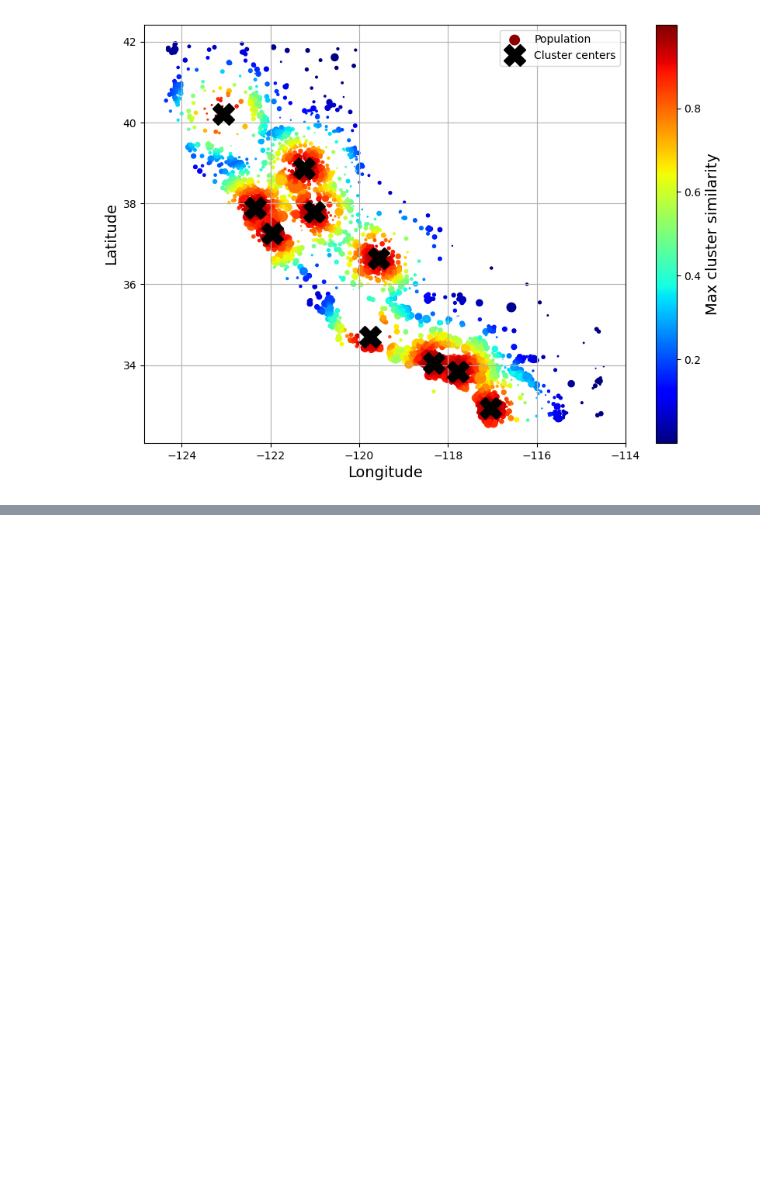
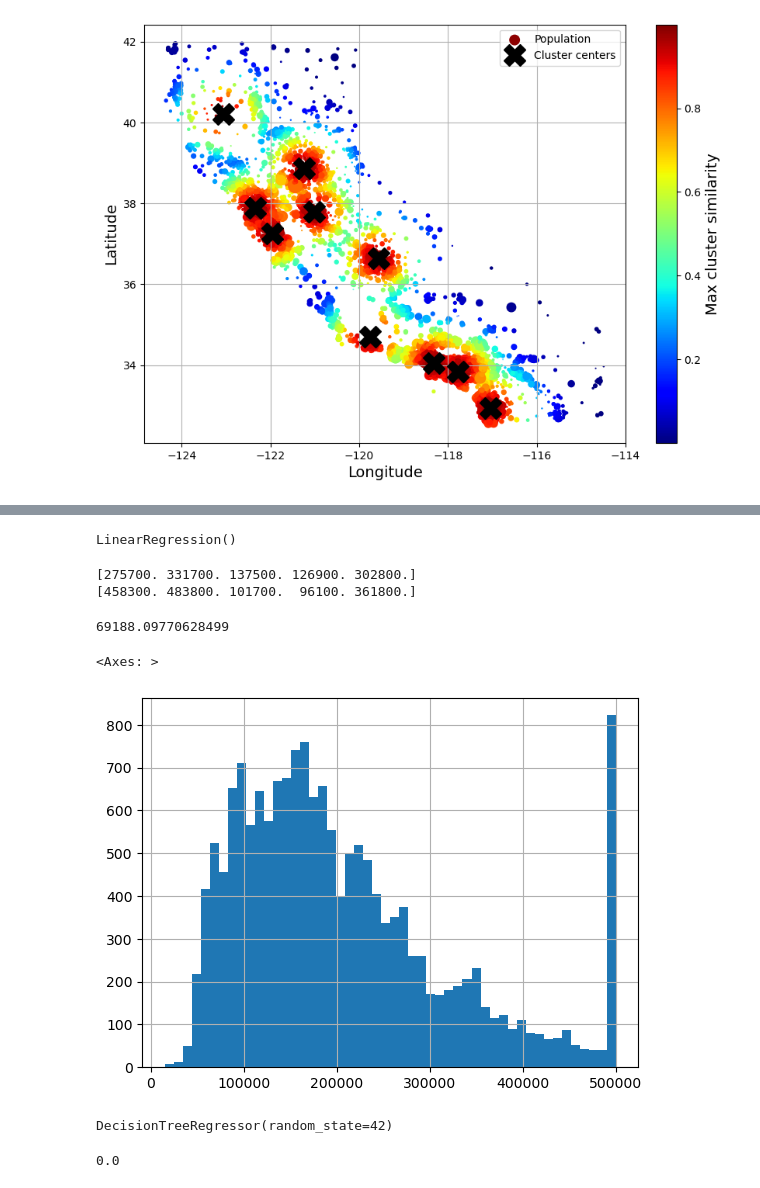
Before and after one commit to ZuzannaZimmer/frf, a Jupyter notebook: maszynowe/nb2.ipynb, the cells around one changed output, grey strips where cells are left out. Saved outputs shown, nothing was run; the diff lists cells and outputs as text; code cells hidden in the pictures; blank space fills up the shorter version.

```diff
--- a/maszynowe/nb2.ipynb
+++ b/maszynowe/nb2.ipynb
@@ -794,0 +968,40 @@ plt.show()
+# %%
+from sklearn.linear_model import LinearRegression
+
+lin_reg = LinearRegression()
+lin_reg.fit(X=x_train_num_prepared_df, y=y_train)
+# %% [output]
+LinearRegression()
+# %%
+x_train_predictions = lin_reg.predict(x_train_num_prepared_df)
+print(x_train_predictions[:5].round(-2))
+print(y_train.iloc[:5].values)
+# %% [output]
+[275700. 331700. 137500. 126900. 302800.]
+[458300. 483800. 101700.  96100. 361800.]
+# %%
+from sklearn.metrics import mean_squared_error
+
+lin_rmse = mean_squared_error(y_true = y_train, y_pred=x_train_predictions,
+squared=False)
+lin_rmse
+# %% [output]
+69188.09770628499
+# %%
+y_train.hist(bins=50)
+# %% [output]
+<Axes: >
+[figure, added]
+# %%
+from sklearn.tree import DecisionTreeRegressor
+
+tree_reg =  DecisionTreeRegressor(random_state=42)
+tree_reg.fit(X=x_train_num_prepared_df, y=y_train)
+# %% [output]
+DecisionTreeRegressor(random_state=42)
+# %%
+x_train_predictions = tree_reg.predict(x_train_num_prepared_df)
+tree_rmse = mean_squared_error(y_true=y_train, y_pred=x_train_predictions)
+tree_rmse
+# %% [output]
+0.0
```
Also changed, not shown: parts of 16 cells of this notebook.
